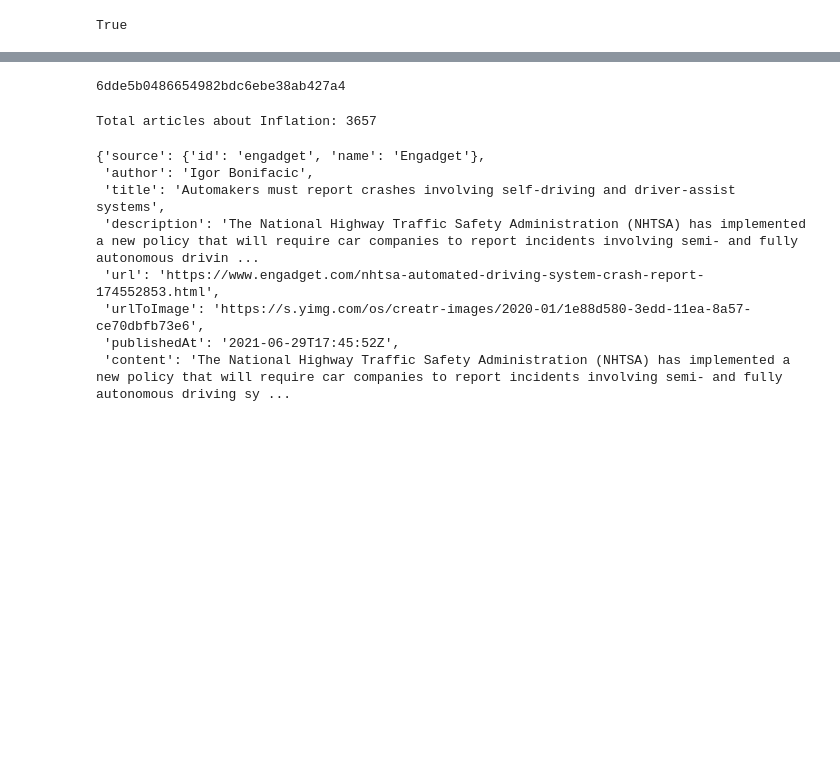
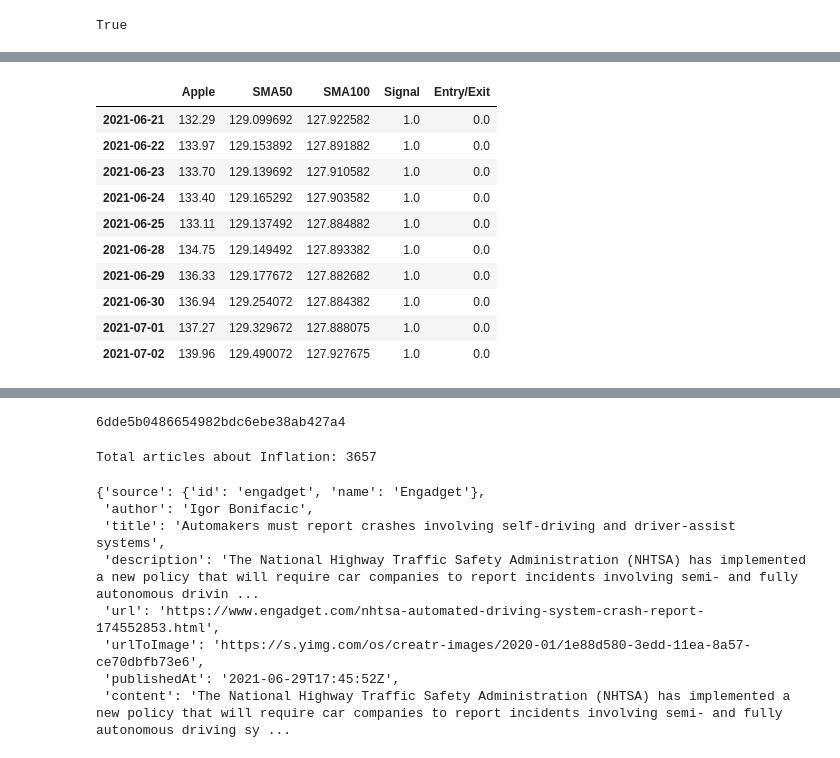
Before and after one commit to Billieo/p2-g3, a Jupyter notebook: notebooks/Samuel's_Notebook/notebooks/alpaca.ipynb, the cells around one changed output, grey strips where cells are left out. Saved outputs shown, nothing was run; the diff lists cells and outputs as text; code cells hidden in the pictures; blank space fills up the shorter version.

```diff
--- a/notebooks/Samuel's_Notebook/notebooks/alpaca.ipynb
+++ b/notebooks/Samuel's_Notebook/notebooks/alpaca.ipynb
@@ -108,6 +111,0 @@ appl_ticker.head(20)
-# %%
-apple_df = pd.DataFrame()
-apple_df["Apple"] = appl_ticker["AAPL"]["close"]
-#apple_df[" "] = apple_df["Date"]
-#apple_df.index = apple_df.index.date
-apple_df.head(20)
@@ -132,0 +112,3 @@ apple_df.head(20)
+# %%
+#apple_df = apple_df.set_index("time")
+apple_df = apple_df.drop(["AAPL"], axis=1)
@@ -132,0 +169,26 @@ apple_df.head(20)
+# %%
+signals_df = apple_df.loc[:, ['Apple']].copy()
+#signals_df = signals_df.set_index("", drop=True)
+short_window = 50
+long_window = 100
+#signals_df = signals_df.set_index("Date", drop=True)
+signals_df["SMA50"] = signals_df["Apple"].rolling(window=short_window).mean()
+signals_df["SMA100"] = signals_df["Apple"].rolling(window=long_window).mean()
+signals_df["Signal"] = 0.0
+signals_df["Signal"][short_window:] = np.where(
+    signals_df["SMA50"][short_window:] < signals_df["SMA100"][short_window:], 1.0, 0.0
+)
+signals_df['Entry/Exit'] = signals_df['Signal'].diff()
+signals_df.tail(10)
+# %% [output]
+|  | Apple | SMA50 | SMA100 | Signal | Entry/Exit |
+| 2021-06-21 | 132.29 | 129.099692 | 127.922582 | 1.0 | 0.0 |
+| 2021-06-22 | 133.97 | 129.153892 | 127.891882 | 1.0 | 0.0 |
+| 2021-06-23 | 133.70 | 129.139692 | 127.910582 | 1.0 | 0.0 |
+| 2021-06-24 | 133.40 | 129.165292 | 127.903582 | 1.0 | 0.0 |
+| 2021-06-25 | 133.11 | 129.137492 | 127.884882 | 1.0 | 0.0 |
+| 2021-06-28 | 134.75 | 129.149492 | 127.893382 | 1.0 | 0.0 |
+| 2021-06-29 | 136.33 | 129.177672 | 127.882682 | 1.0 | 0.0 |
+| 2021-06-30 | 136.94 | 129.254072 | 127.884382 | 1.0 | 0.0 |
+| 2021-07-01 | 137.27 | 129.329672 | 127.888075 | 1.0 | 0.0 |
+| 2021-07-02 | 139.96 | 129.490072 | 127.927675 | 1.0 | 0.0 |
```
Also changed, not shown: parts of 10 cells of this notebook, 1 other file.
